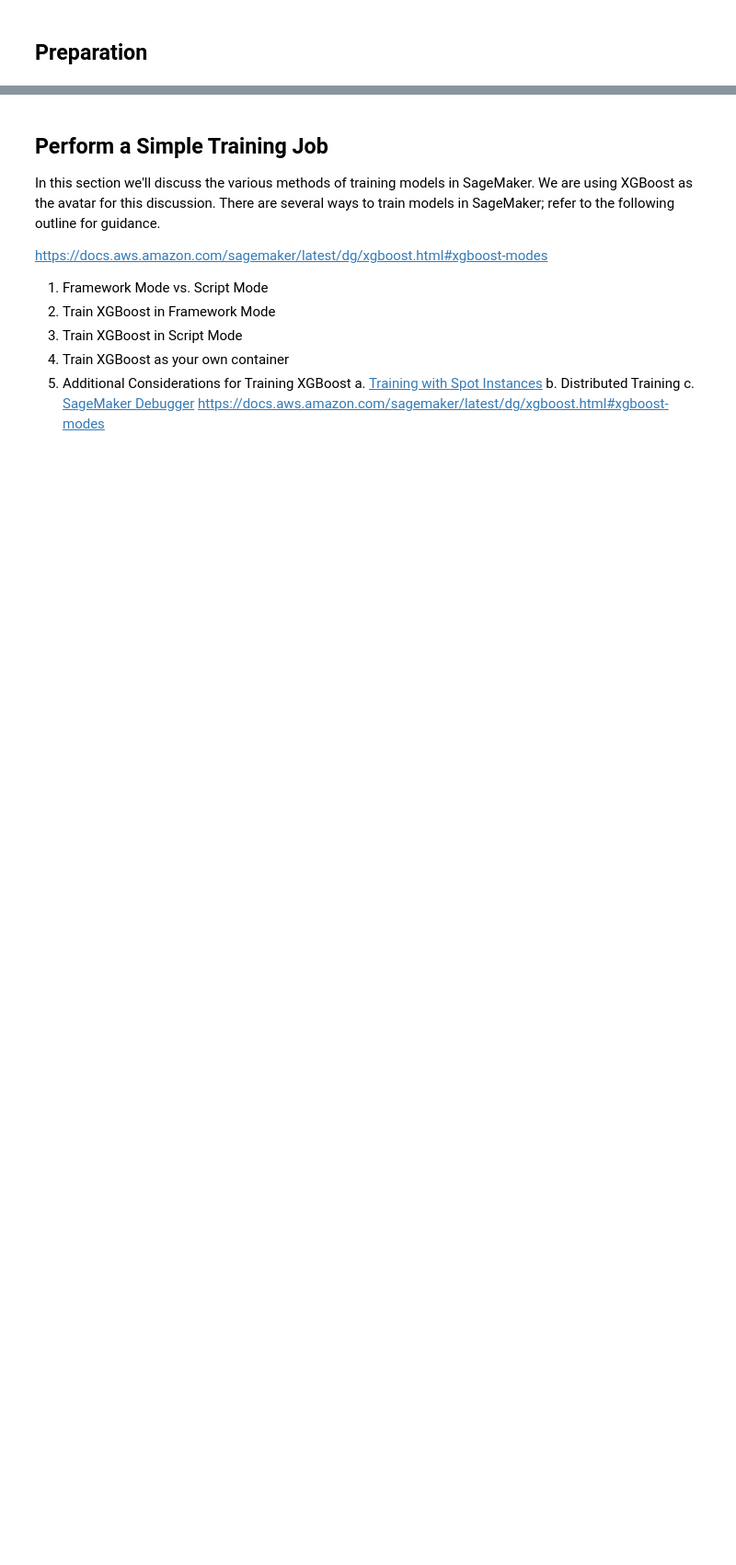
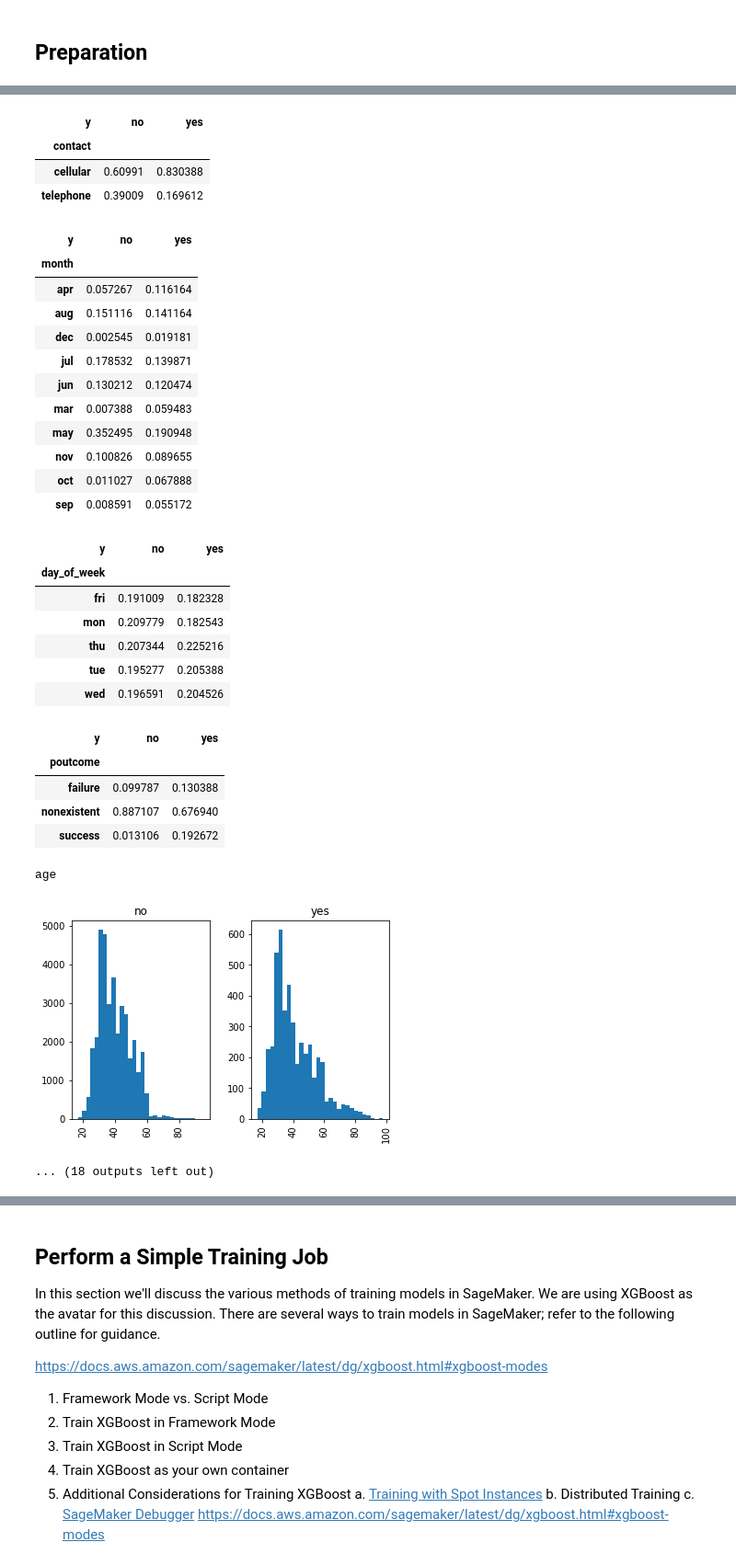
Before and after one commit to frgud/sagemaker-samples, a Jupyter notebook: SimpleSageMakerModelTrainingXGBoost.ipynb, the cells around one changed output, grey strips where cells are left out. Shown at 92% size. Cells and saved outputs as stored; diff of their text form; code cells hidden in the pictures; blank space fills up the shorter version.

```diff
--- a/SimpleSageMakerModelTrainingXGBoost.ipynb
+++ b/SimpleSageMakerModelTrainingXGBoost.ipynb
@@ -43,0 +208,10 @@ container = retrieve("xgboost", region, "latest")
+# %%
+for column in data.select_dtypes(include=['object']).columns:
+    if column != 'y':
+        display(pd.crosstab(index=data[column], columns=data['y'], normalize='columns'))
+
+for column in data.select_dtypes(exclude=['object']).columns:
+    print(column)
+    hist = data[[column, 'y']].hist(by='y', bins=30)
+    plt.show()
+# %% [output]
@@ -43,0 +263,31 @@ container = retrieve("xgboost", region, "latest")
+| y | no | yes |
+| contact |  |  |
+| cellular | 0.60991 | 0.830388 |
+| telephone | 0.39009 | 0.169612 |
+| y | no | yes |
+| month |  |  |
+| apr | 0.057267 | 0.116164 |
+| aug | 0.151116 | 0.141164 |
+| dec | 0.002545 | 0.019181 |
+| jul | 0.178532 | 0.139871 |
+| jun | 0.130212 | 0.120474 |
+| mar | 0.007388 | 0.059483 |
+| may | 0.352495 | 0.190948 |
+| nov | 0.100826 | 0.089655 |
+| oct | 0.011027 | 0.067888 |
+| sep | 0.008591 | 0.055172 |
+| y | no | yes |
+| day_of_week |  |  |
+| fri | 0.191009 | 0.182328 |
+| mon | 0.209779 | 0.182543 |
+| thu | 0.207344 | 0.225216 |
+| tue | 0.195277 | 0.205388 |
+| wed | 0.196591 | 0.204526 |
+| y | no | yes |
+| poutcome |  |  |
+| failure | 0.099787 | 0.130388 |
+| nonexistent | 0.887107 | 0.676940 |
+| success | 0.013106 | 0.192672 |
+age
+[figure, added]
+... (18 outputs left out)
```
Also changed, not shown: parts of 42 cells of this notebook.
